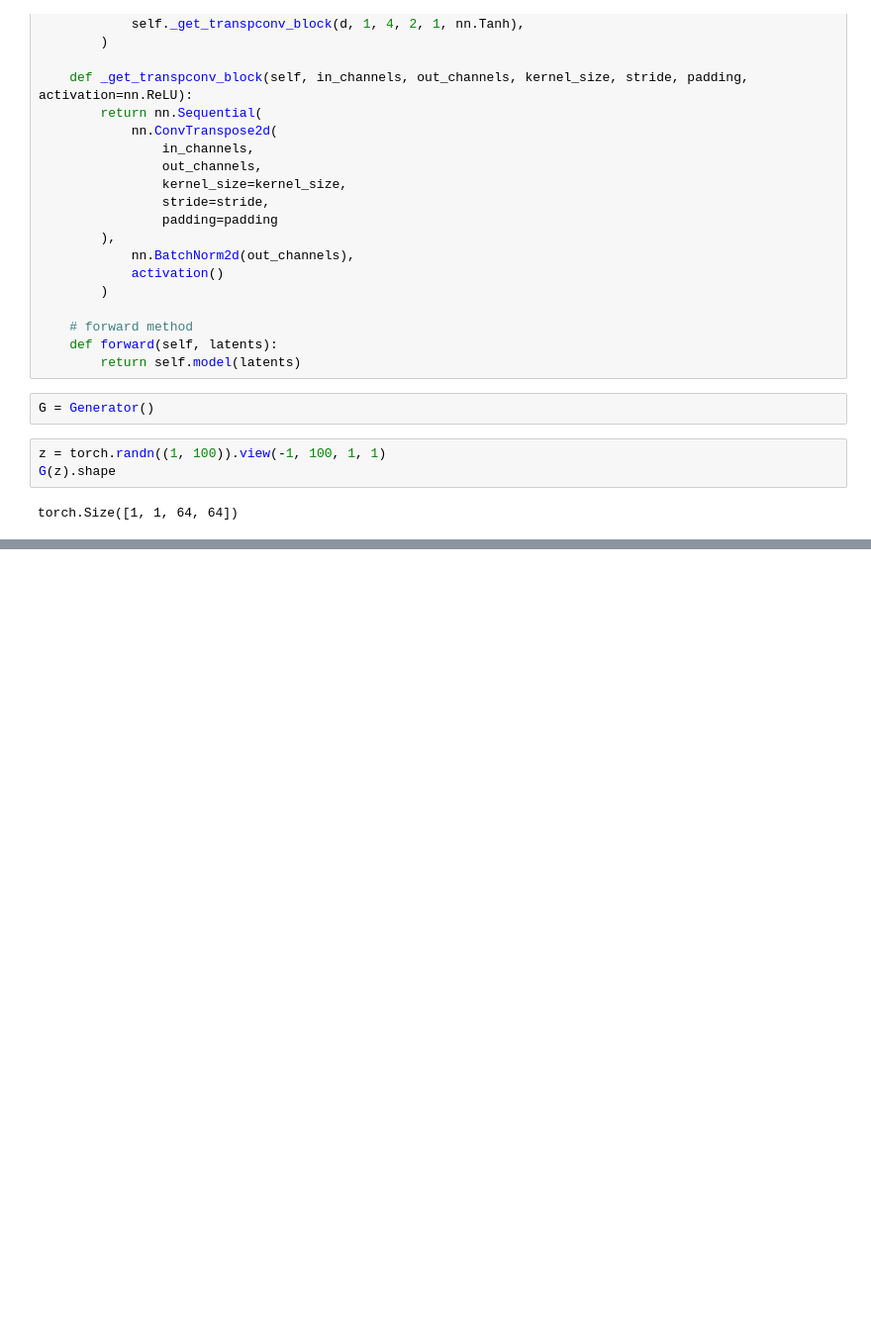
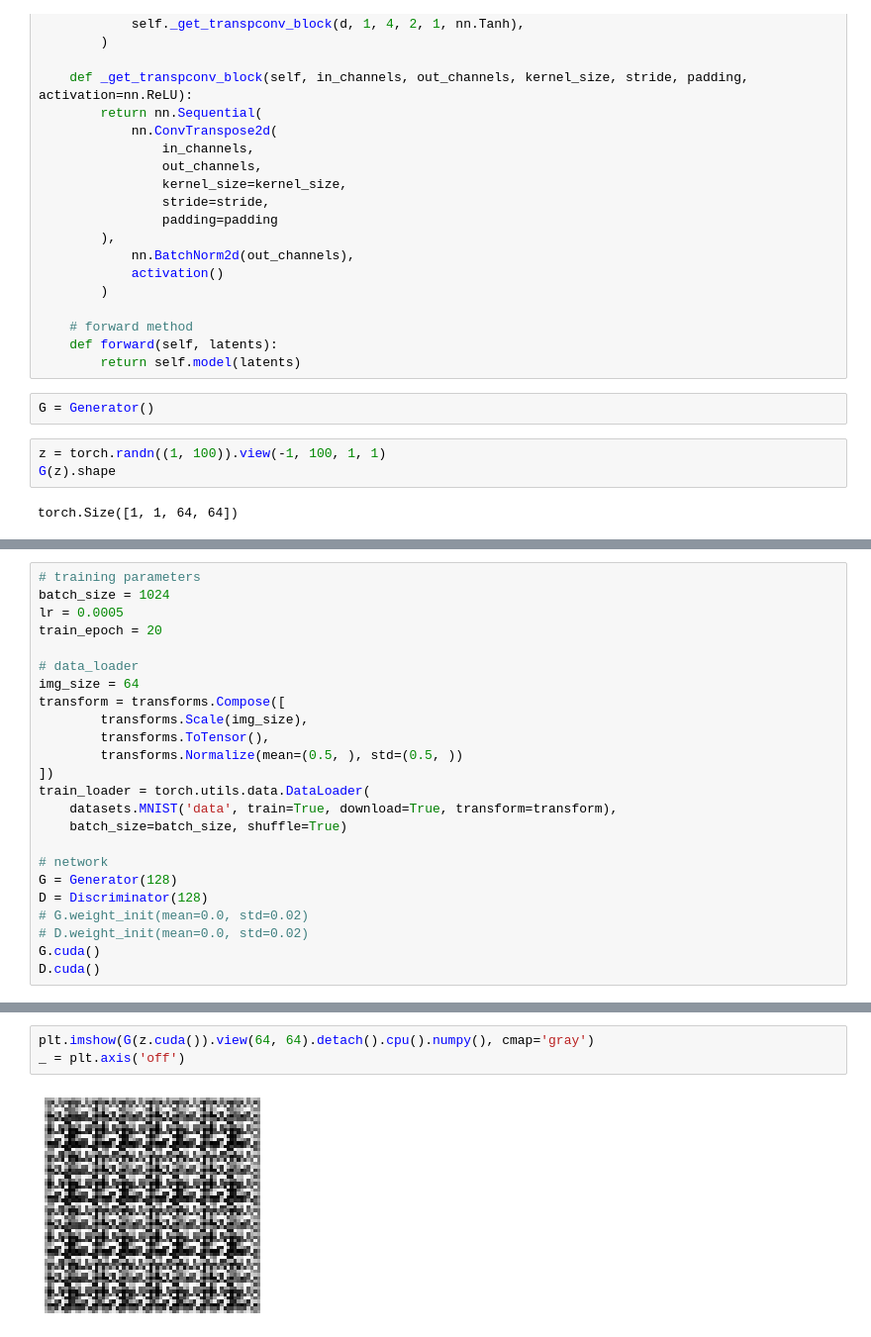
Before and after one commit to udacity/Computer-Vision-and-Generative-AI, a Jupyter notebook: lesson-3-gans/exercises/solution/solution.ipynb, the cells around one changed output, grey strips where cells are left out. Shown at 99% size. Cells and saved outputs as stored; diff of their text form; blank space fills up the shorter version.

```diff
--- a/lesson-3-gans/exercises/solution/solution.ipynb
+++ b/lesson-3-gans/exercises/solution/solution.ipynb
@@ -95,0 +124,24 @@ D(img)
+# %%
+# training parameters
+batch_size = 1024
+lr = 0.0005
+train_epoch = 20
+
+# data_loader
+img_size = 64
+transform = transforms.Compose([
+        transforms.Scale(img_size),
+        transforms.ToTensor(),
+        transforms.Normalize(mean=(0.5, ), std=(0.5, ))
+])
+train_loader = torch.utils.data.DataLoader(
+    datasets.MNIST('data', train=True, download=True, transform=transform),
+    batch_size=batch_size, shuffle=True)
+
+# network
+G = Generator(128)
+D = Discriminator(128)
+# G.weight_init(mean=0.0, std=0.02)
+# D.weight_init(mean=0.0, std=0.02)
+G.cuda()
+D.cuda()
@@ -95,0 +257,5 @@ D(img)
+# %%
+plt.imshow(G(z.cuda()).view(64, 64).detach().cpu().numpy(), cmap='gray')
+_ = plt.axis('off')
+# %% [output]
+[figure, added]
```
Also changed, not shown: parts of 7 cells of this notebook.
